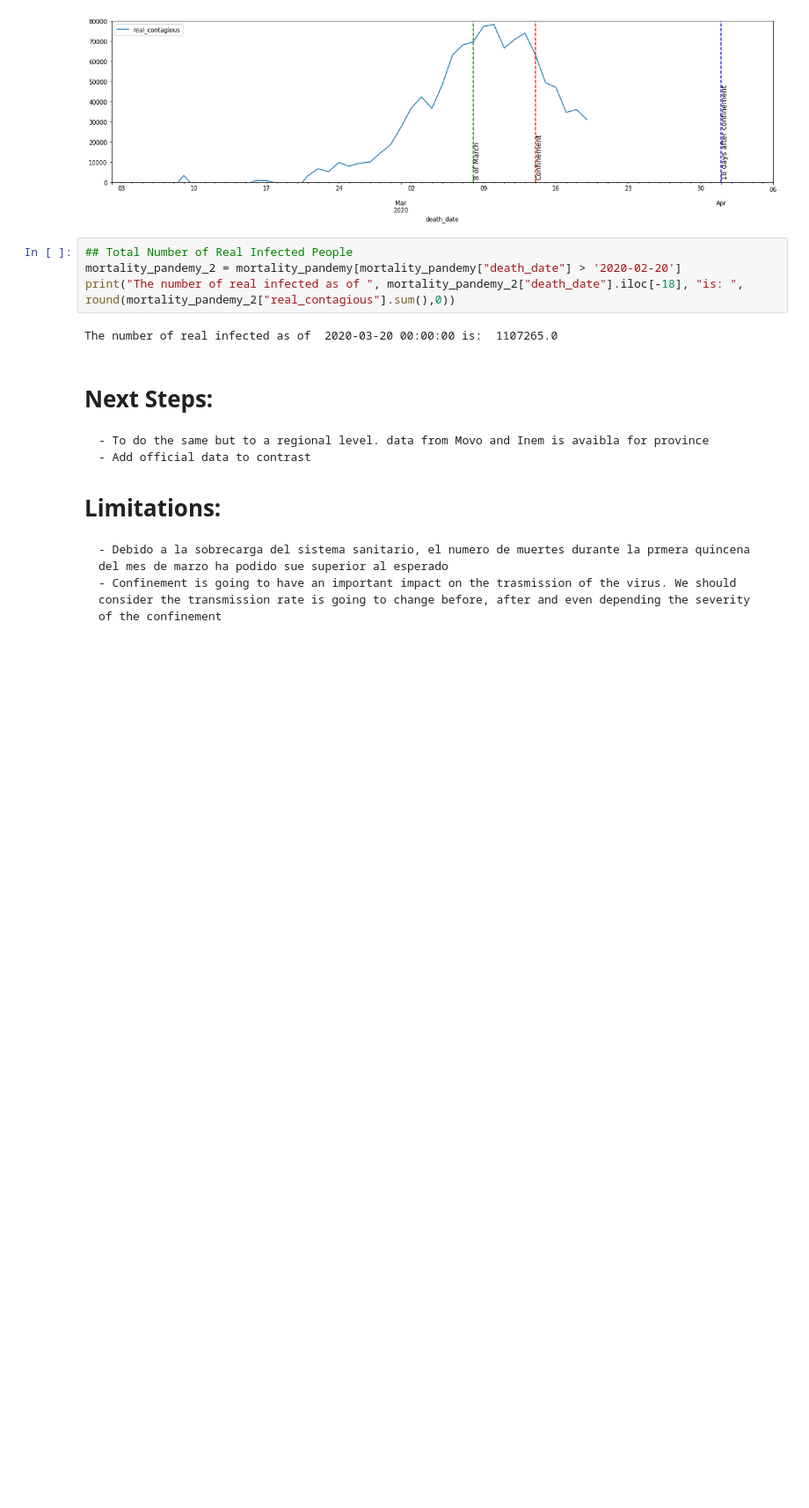
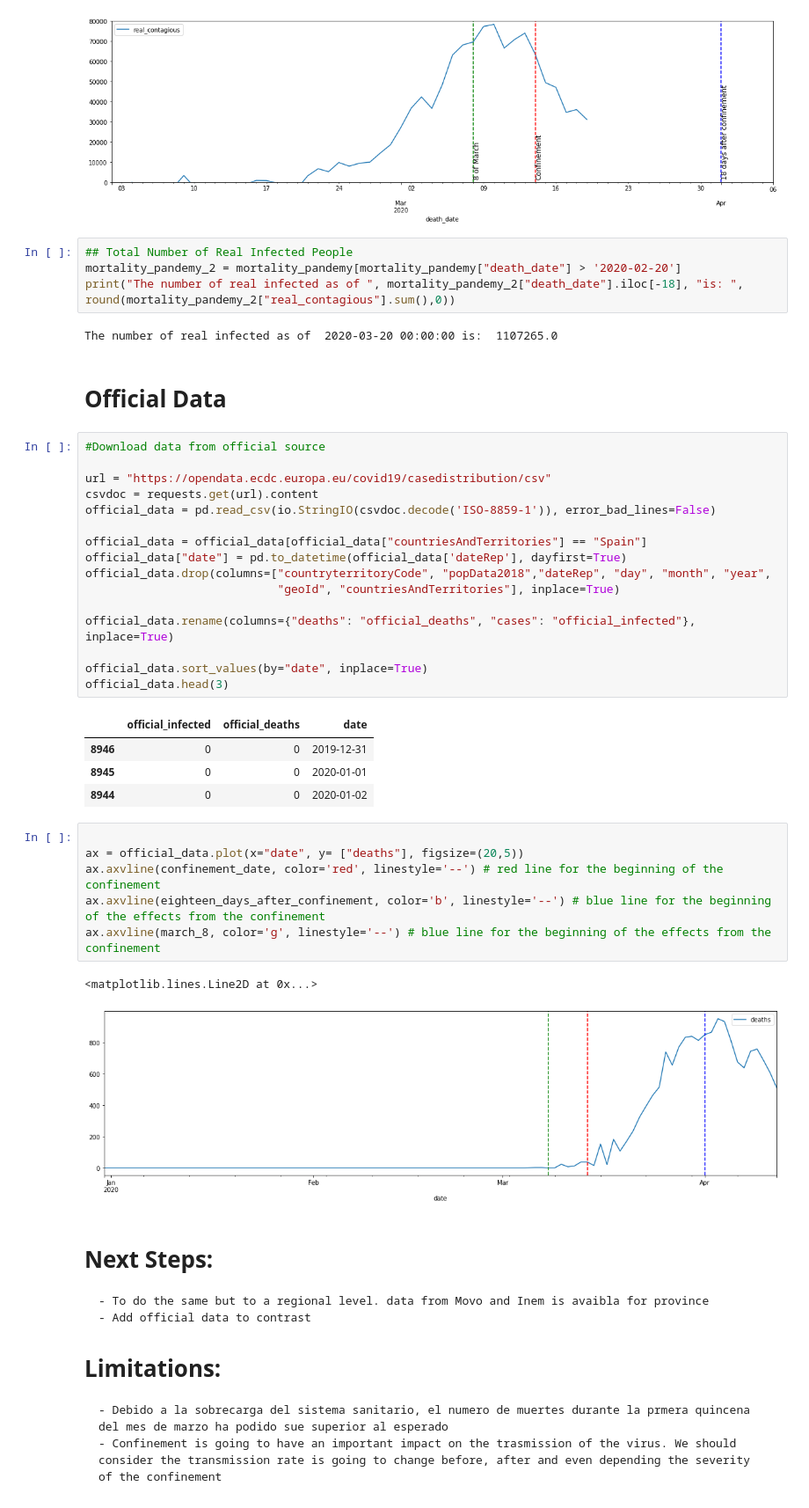
Before and after one commit to camorales197/Real_Numbers_Spain_Covid19, a Jupyter notebook: exploring_spanish_deaths.ipynb, the cells around one changed output. Shown at 88% size. Saved outputs shown, nothing was run; the diff lists cells and outputs as text; blank space fills up the shorter version.

Commit message:
adding official data

```diff
--- a/exploring_spanish_deaths.ipynb
+++ b/exploring_spanish_deaths.ipynb
@@ -163,6 +167,38 @@ mortality_pandemy_2 = mortality_pandemy[mortality_pandemy["death_date"] > '2020-
 print("The number of real infected as of ", mortality_pandemy_2["death_date"].iloc[-18], "is: ", round(mortality_pandemy_2["real_contagious"].sum(),0))
 # %% [output]
 The number of real infected as of  2020-03-20 00:00:00 is:  1107265.0
+# %% [markdown]
+# Official Data
+# %%
+#Download data from official source
+
+url = "https://opendata.ecdc.europa.eu/covid19/casedistribution/csv"
+csvdoc = requests.get(url).content
+official_data = pd.read_csv(io.StringIO(csvdoc.decode('ISO-8859-1')), error_bad_lines=False)
+
+official_data = official_data[official_data["countriesAndTerritories"] == "Spain"]
+official_data["date"] = pd.to_datetime(official_data['dateRep'], dayfirst=True)
+official_data.drop(columns=["countryterritoryCode", "popData2018","dateRep", "day", "month", "year",
+                            "geoId", "countriesAndTerritories"], inplace=True)
+
+official_data.rename(columns={"deaths": "official_deaths", "cases": "official_infected"}, inplace=True)
+
+official_data.sort_values(by="date", inplace=True)
+official_data.head(3)
+# %% [output]
+|  | official_infected | official_deaths | date |
+| 8946 | 0 | 0 | 2019-12-31 |
+| 8945 | 0 | 0 | 2020-01-01 |
+| 8944 | 0 | 0 | 2020-01-02 |
+# %%
+
+ax = official_data.plot(x="date", y= ["deaths"], figsize=(20,5))
+ax.axvline(confinement_date, color='red', linestyle='--') # red line for the beginning of the confinement
+ax.axvline(eighteen_days_after_confinement, color='b', linestyle='--') # blue line for the beginning of the effects from the confinement
+ax.axvline(march_8, color='g', linestyle='--') # blue line for the beginning of the effects from the confinement
+# %% [output]
+<matplotlib.lines.Line2D at 0x...>
+[figure, added]
 # %% [markdown]
 # Next Steps:
     - To do the same but to a regional level. data from Movo and Inem is avaibla for province
```
Also changed, not shown: parts of 1 cell of this notebook.
